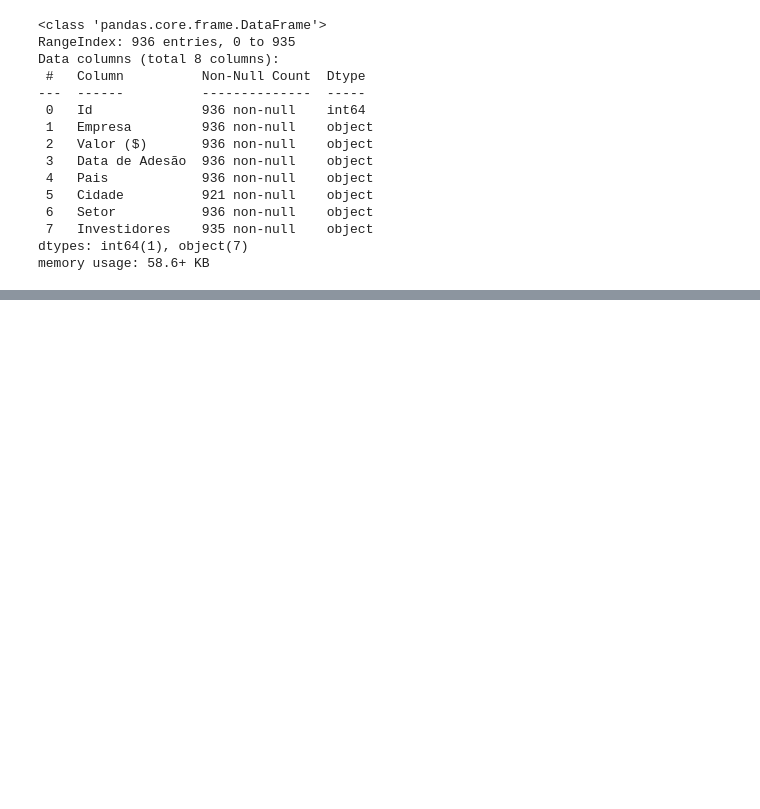
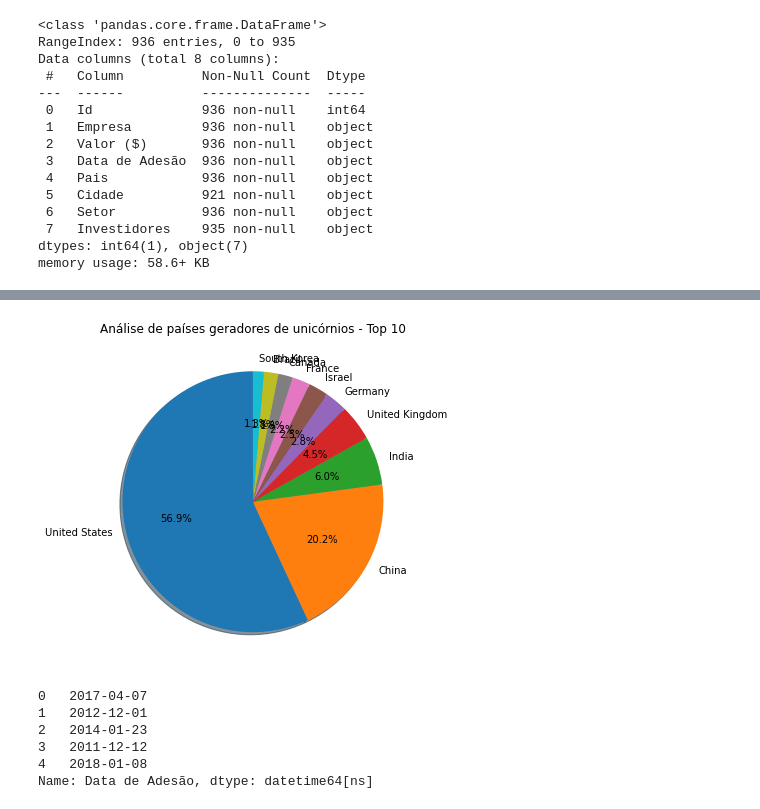
Before and after one commit to Lucas-procopio/Data-Analysis, a Jupyter notebook: Unicorns_case.ipynb, the cells around one changed output, grey strips where cells are left out. Saved outputs shown, nothing was run; the diff lists cells and outputs as text; code cells hidden in the pictures; blank space fills up the shorter version.

```diff
--- a/Unicorns_case.ipynb
+++ b/Unicorns_case.ipynb
@@ -80,0 +188,24 @@ NameError: ignored
+# %%
+# Plot top 10 countries
+plt.figure(figsize=(15,6))
+plt.title(f'Análise de países geradores de unicórnios - Top 10')
+plt.pie(
+    analise.head(10),
+    labels = analise.index[0:10],
+    shadow=True,
+    startangle=90,
+    autopct='%1.1f%%'
+);
+# %% [output]
+[figure, added]
+# %%
+# Converting data
+data_set['Data de Adesão'] = pd.to_datetime(data_set['Data de Adesão'])
+data_set['Data de Adesão'].head()
+# %% [output]
+0   2017-04-07
+1   2012-12-01
+2   2014-01-23
+3   2011-12-12
+4   2018-01-08
+Name: Data de Adesão, dtype: datetime64[ns]
```
Also changed, not shown: parts of 15 cells of this notebook.
